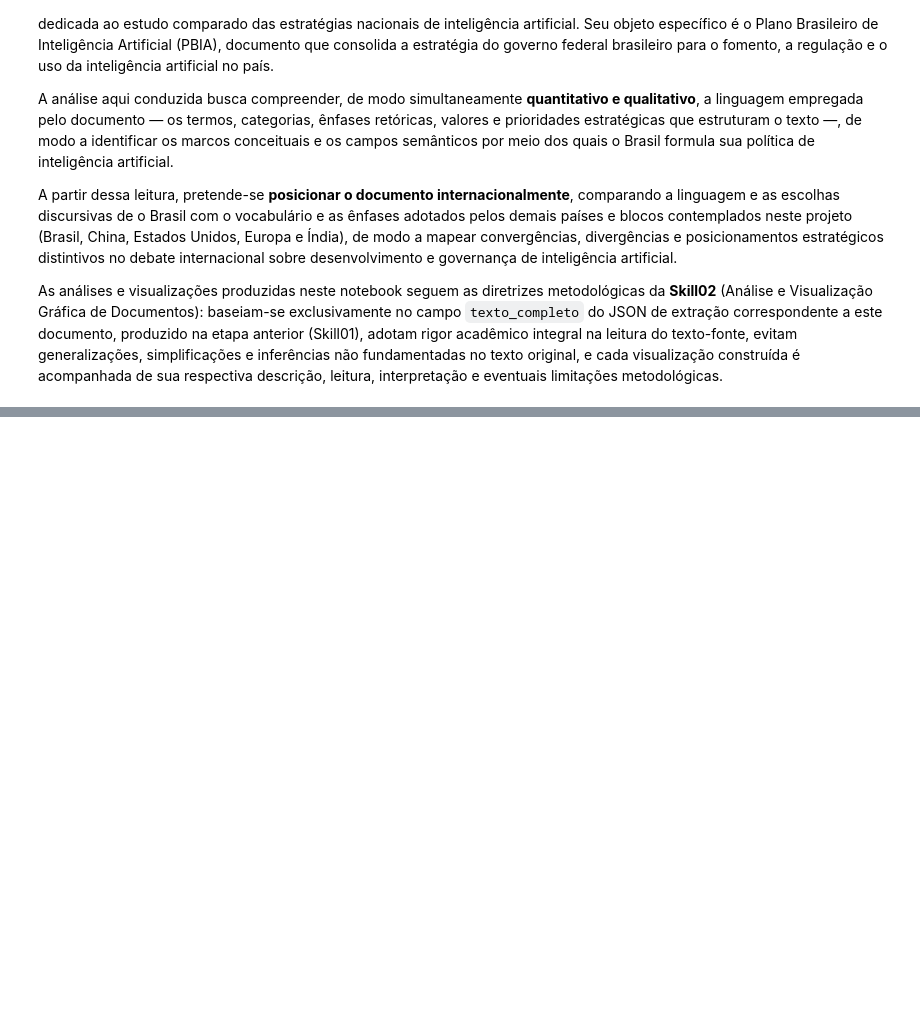
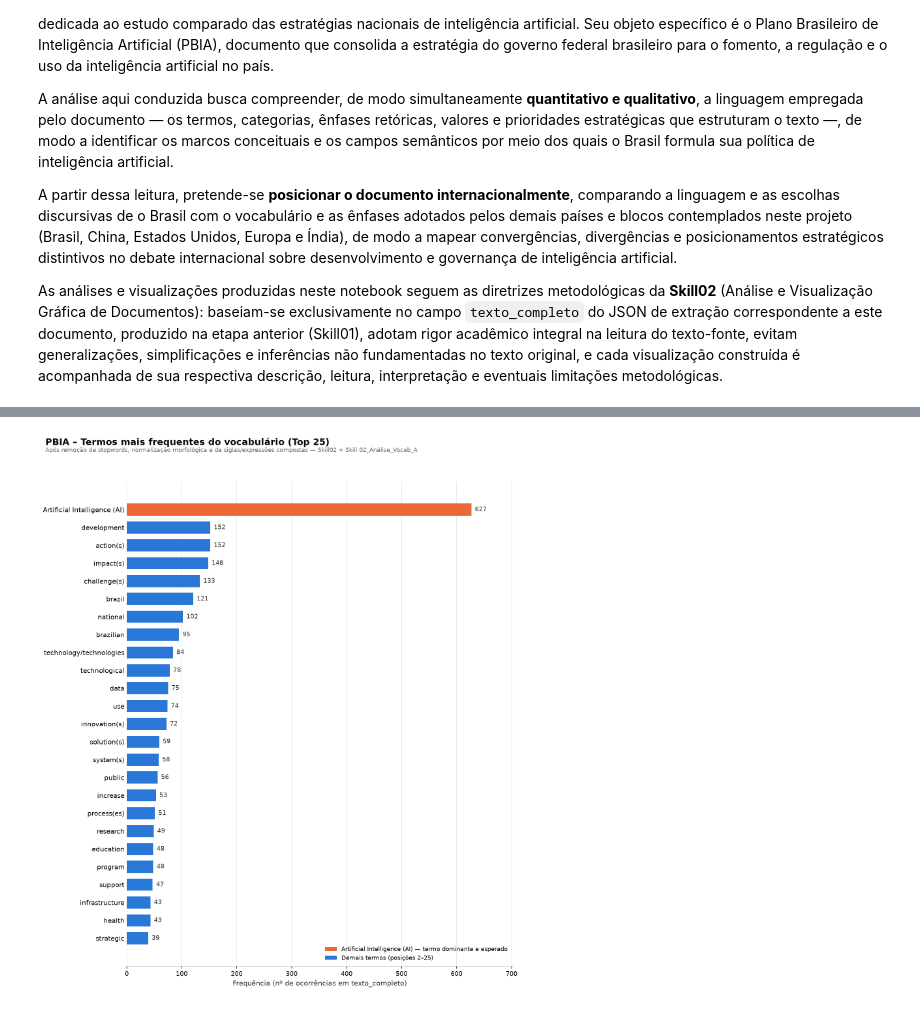
Before and after one commit to leonardomenezes10/Fundamentos, a Jupyter notebook: notebooks/Análise Documentos IA/Brasil/pbia.ipynb, the cells around one changed output, grey strips where cells are left out. Saved outputs shown, nothing was run; the diff lists cells and outputs as text; code cells hidden in the pictures; blank space fills up the shorter version.

Commit message:
PBIA E EUA

```diff
--- a/notebooks/Análise Documentos IA/Brasil/pbia.ipynb
+++ b/notebooks/Análise Documentos IA/Brasil/pbia.ipynb
@@ -10,0 +173,8 @@ As análises e visualizações produzidas neste notebook seguem as diretrizes me
+# %%
+TOP_N = 25  # critério de corte declarado (Skill 02_Análise_Vocab_A, item 4)
+
+top25 = freq.most_common(TOP_N)
+df_top25 = pd.DataFrame(top25, columns=["termo", "frequência"])
+df_top25.index = range(1, len(df_top25) + 1)
+df_top25.index.name = "ranking"
+df_top25
@@ -10,0 +200,46 @@ As análises e visualizações produzidas neste notebook seguem as diretrizes me
+# %%
+terms = [t for t, n in top25][::-1]
+counts = [n for t, n in top25][::-1]
+
+# Paleta validada (skill "dataviz" deste ambiente): slot 1 azul / slot 2 laranja,
+# par categórico com CVD ΔE 9.1 (claro) / 8.4 (escuro) — acima do alvo de 8.
+COLOR_MAIN = "#2a78d6"
+COLOR_HIGHLIGHT = "#eb6834"
+colors = [COLOR_HIGHLIGHT if t == "Artificial Intelligence (AI)" else COLOR_MAIN for t in terms]
+
+fig, ax = plt.subplots(figsize=(10, 11.5), dpi=150)
+bars = ax.barh(terms, counts, color=colors, height=0.68, zorder=3)
+
+for rect, val in zip(bars, counts):
+    ax.text(rect.get_width() + max(counts) * 0.01, rect.get_y() + rect.get_height() / 2,
+             f"{val}", va="center", ha="left", fontsize=9, color="#33322f")
+
+ax.set_xlabel("Frequência (nº de ocorrências em texto_completo)", fontsize=10, color="#33322f")
+
+fig.suptitle("PBIA – Termos mais frequentes do vocabulário (Top 25)",
+             fontsize=13.5, fontweight="bold", color="#0b0b0b", x=0.02, y=0.99, ha="left")
+fig.text(0.02, 0.965,
+         "Após remoção de stopwords, normalização morfológica e de siglas/expressões compostas "
+         "— Skill02 + Skill 02_Análise_Vocab_A",
+         fontsize=8.5, color="#6b6a66", ha="left")
+
+ax.spines["top"].set_visible(False)
+ax.spines["right"].set_visible(False)
+ax.spines["left"].set_visible(False)
+ax.spines["bottom"].set_color("#c9c8c2")
+ax.tick_params(axis="y", length=0, labelsize=9.5)
+ax.tick_params(axis="x", labelsize=9)
+ax.xaxis.grid(True, color="#e6e5e0", zorder=0)
+ax.set_axisbelow(True)
+ax.set_xlim(0, max(counts) * 1.12)
+
+legend_elems = [
+    Patch(facecolor=COLOR_HIGHLIGHT, label="Artificial Intelligence (AI) — termo dominante e esperado"),
+    Patch(facecolor=COLOR_MAIN, label="Demais termos (posições 2–25)"),
+]
+ax.legend(handles=legend_elems, loc="lower right", frameon=False, fontsize=8.5)
+
+plt.tight_layout(rect=[0, 0, 1, 0.955])
+plt.show()
+# %% [output]
+[figure, added]
```
Also changed, not shown: parts of 6 cells of this notebook, 5 other files.
